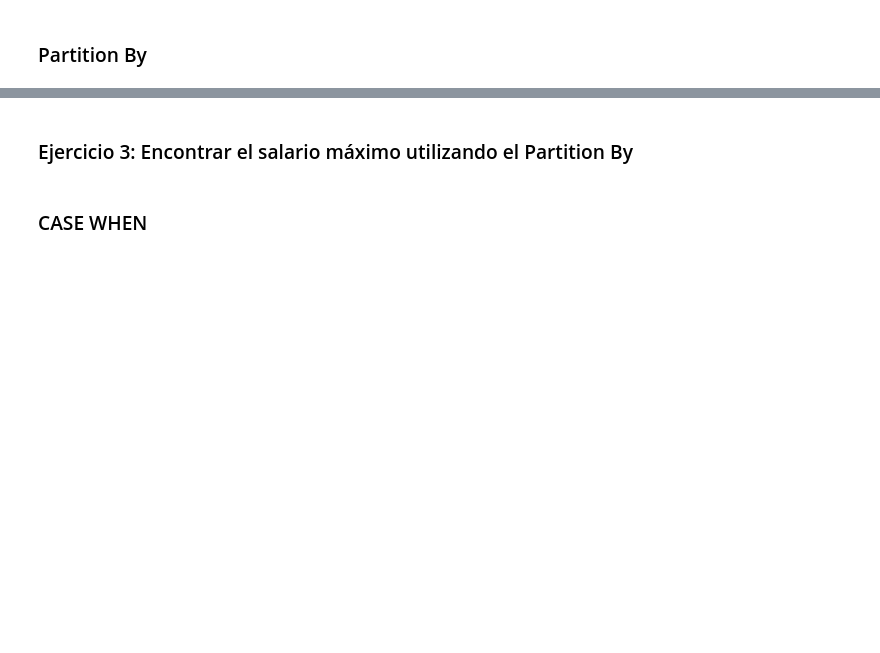
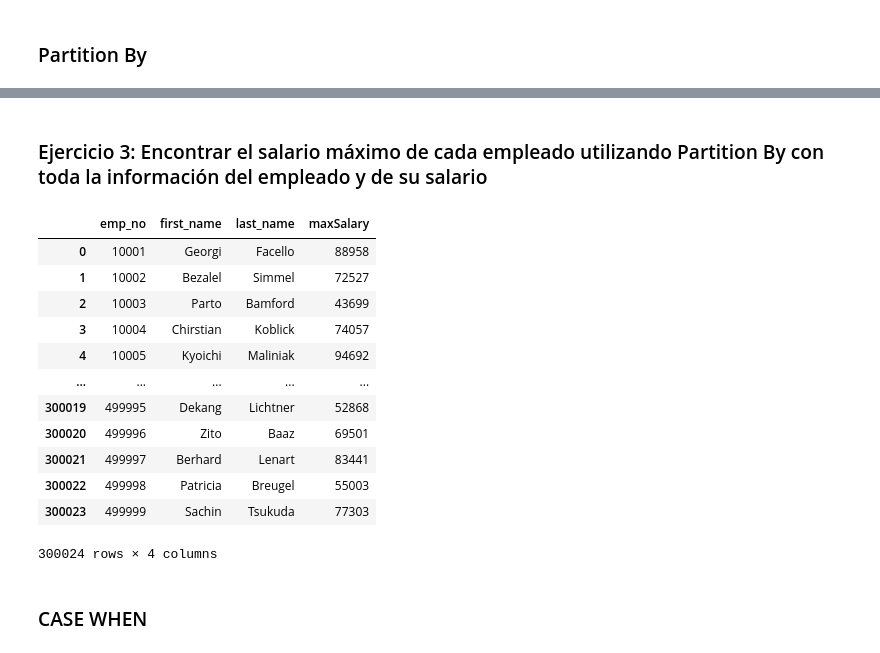
Before and after one commit to katherineggs/dataWrangling, a Jupyter notebook: Semana3_Joins_Subqueries/SQL_Students.ipynb, the cells around one changed output, grey strips where cells are left out. Drawn from its saved outputs; the diff is of its cells as text; code cells hidden in the pictures; blank space fills up the shorter version.

```diff
--- a/Semana3_Joins_Subqueries/SQL_Students.ipynb
+++ b/Semana3_Joins_Subqueries/SQL_Students.ipynb
@@ -366,2 +505,2 @@ pd.read_sql(query,connection)
 # %% [markdown]
-### Ejercicio 3: Encontrar el salario máximo utilizando el Partition By
+### Ejercicio 3: Encontrar el salario máximo de cada empleado utilizando  Partition By con toda la información del empleado y de su salario
@@ -373,3 +507,35 @@ pd.read_sql(query,connection)
+# %%
+query = """
+    SELECT
+        E.emp_no,
+        E.first_name,
+        E.last_name,
+        S.maxSalary
+    FROM (
+        SELECT
+            emp_no,
+            MAX(salary) maxSalary
+        FROM employee.salaries
+        GROUP BY 1
+    )S
+    LEFT JOIN employee.employees E on E.emp_no = S.emp_no
+
+"""
+pd.read_sql(query,connection)
+# %% [output]
+|  | emp_no | first_name | last_name | maxSalary |
+| 0 | 10001 | Georgi | Facello | 88958 |
+| 1 | 10002 | Bezalel | Simmel | 72527 |
+| 2 | 10003 | Parto | Bamford | 43699 |
+| 3 | 10004 | Chirstian | Koblick | 74057 |
+| 4 | 10005 | Kyoichi | Maliniak | 94692 |
+| ... | ... | ... | ... | ... |
+| 300019 | 499995 | Dekang | Lichtner | 52868 |
+| 300020 | 499996 | Zito | Baaz | 69501 |
+| 300021 | 499997 | Berhard | Lenart | 83441 |
+| 300022 | 499998 | Patricia | Breugel | 55003 |
+| 300023 | 499999 | Sachin | Tsukuda | 77303 |
+300024 rows × 4 columns
 # %% [markdown]
 ### CASE WHEN
 # %%
```
Also changed, not shown: parts of 18 cells of this notebook, 10 other files.
